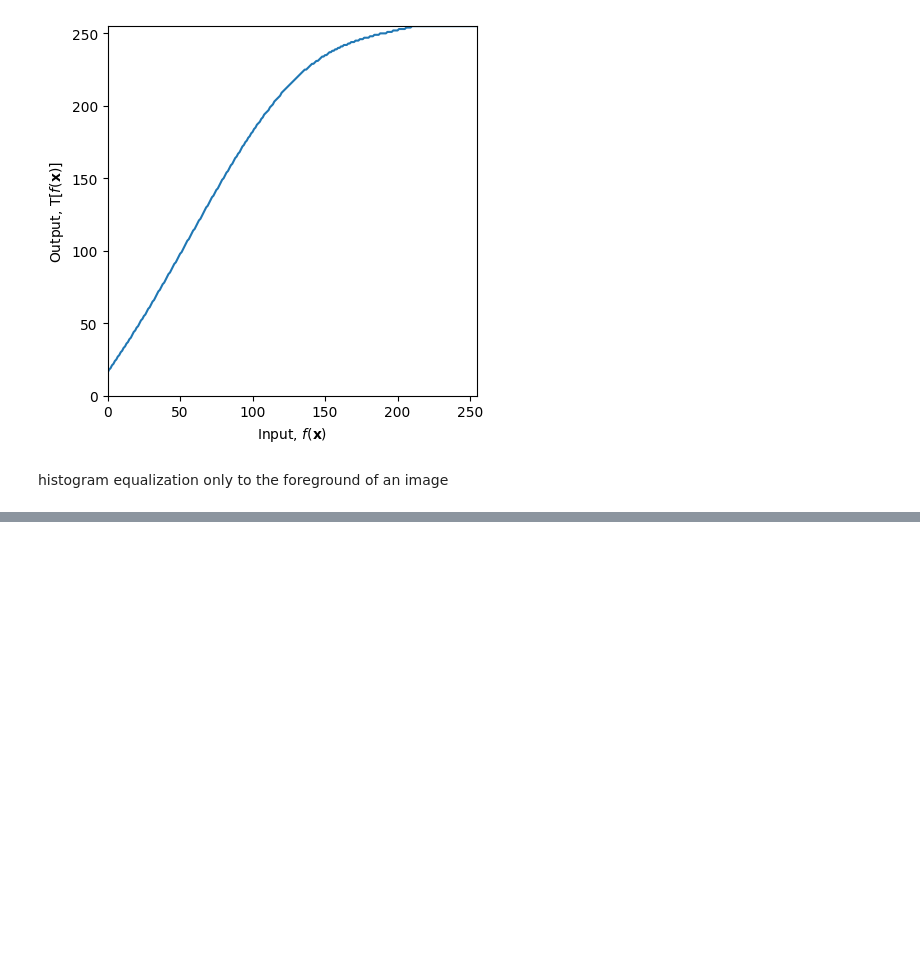
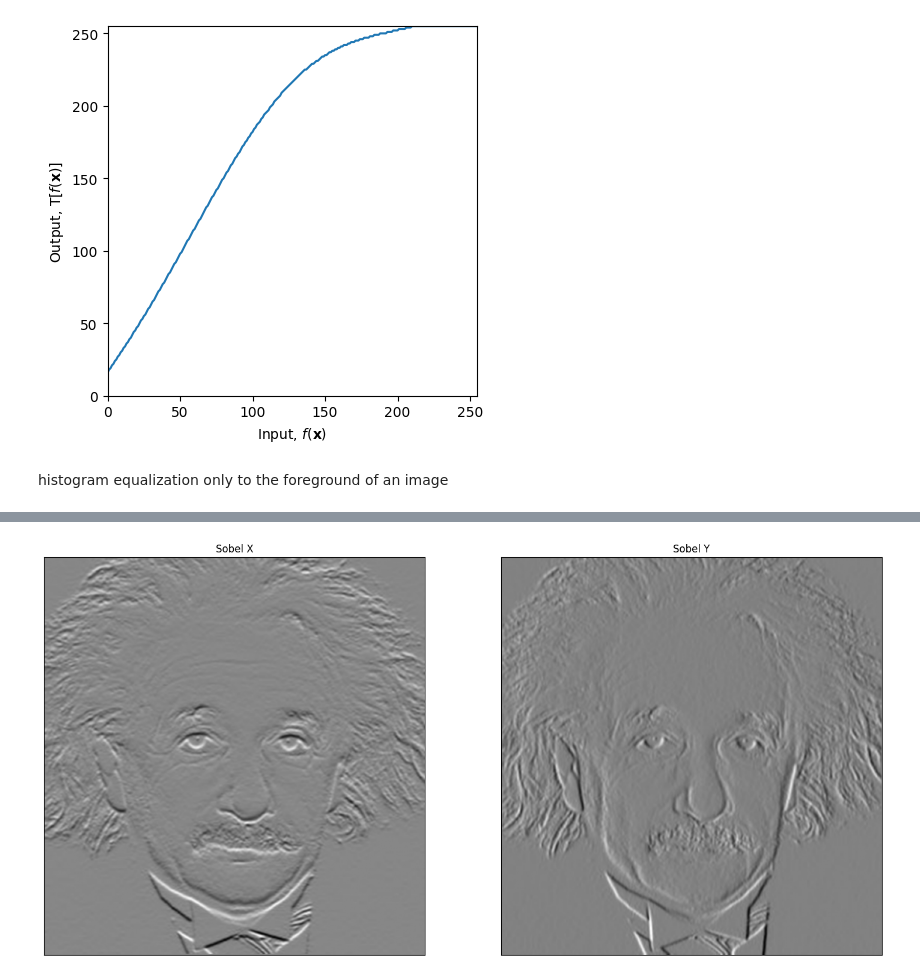
Before and after one commit to RepZ97/IT5437-computer-vision-assignment, a Jupyter notebook: IT5437_ComputerVision_assignment.ipynb, the cells around one changed output, grey strips where cells are left out. Cells and saved outputs as stored; diff of their text form; code cells hidden in the pictures; blank space fills up the shorter version.

```diff
--- a/IT5437_ComputerVision_assignment.ipynb
+++ b/IT5437_ComputerVision_assignment.ipynb
@@ -241,0 +296,20 @@ assert image_jen is not None
+# %%
+image_einstein = cv.imread("a1images/einstein.png", cv.IMREAD_GRAYSCALE)
+assert image_einstein is not None
+# %%
+sobel_x = np.array([[-1, -2, -1], [0, 0, 0], [1, 2, 1]])
+sobel_y = np.array([[-1, 0, 1], [-2, 0, 2], [-1, 0, 1]])
+
+im_x = cv.filter2D(image_einstein, cv.CV_64F, sobel_x)
+im_y = cv.filter2D(image_einstein, cv.CV_64F, sobel_y)
+
+fig, ax  = plt.subplots(1,2, sharex='all', sharey='all', figsize=(18,9))
+ax[0].imshow(im_x, cmap='gray')
+ax[0].set_title('Sobel X')
+ax[0].set_xticks([]), ax[0].set_yticks([])
+ax[1].imshow(im_y, cmap='gray')
+ax[1].set_title('Sobel Y')
+ax[1].set_xticks([]), ax[1].set_yticks([])
+plt.show()
+# %% [output]
+[figure, added]
```
Also changed, not shown: parts of 12 cells of this notebook.
